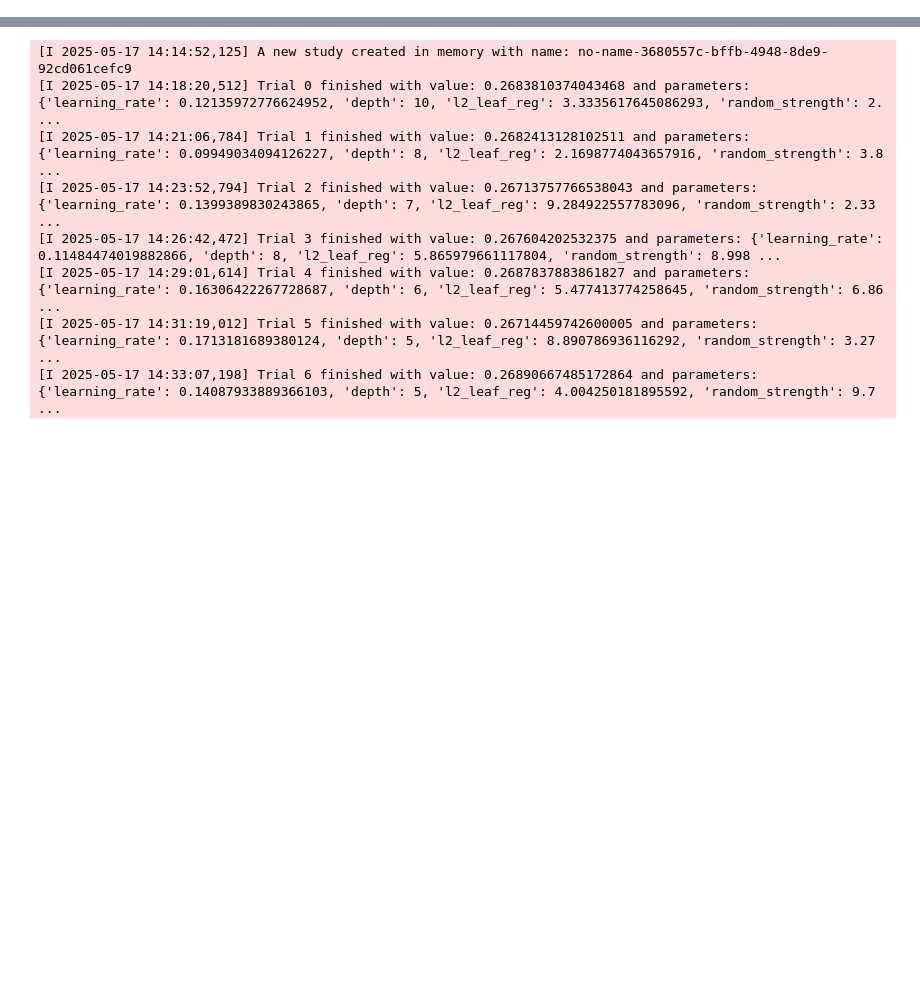
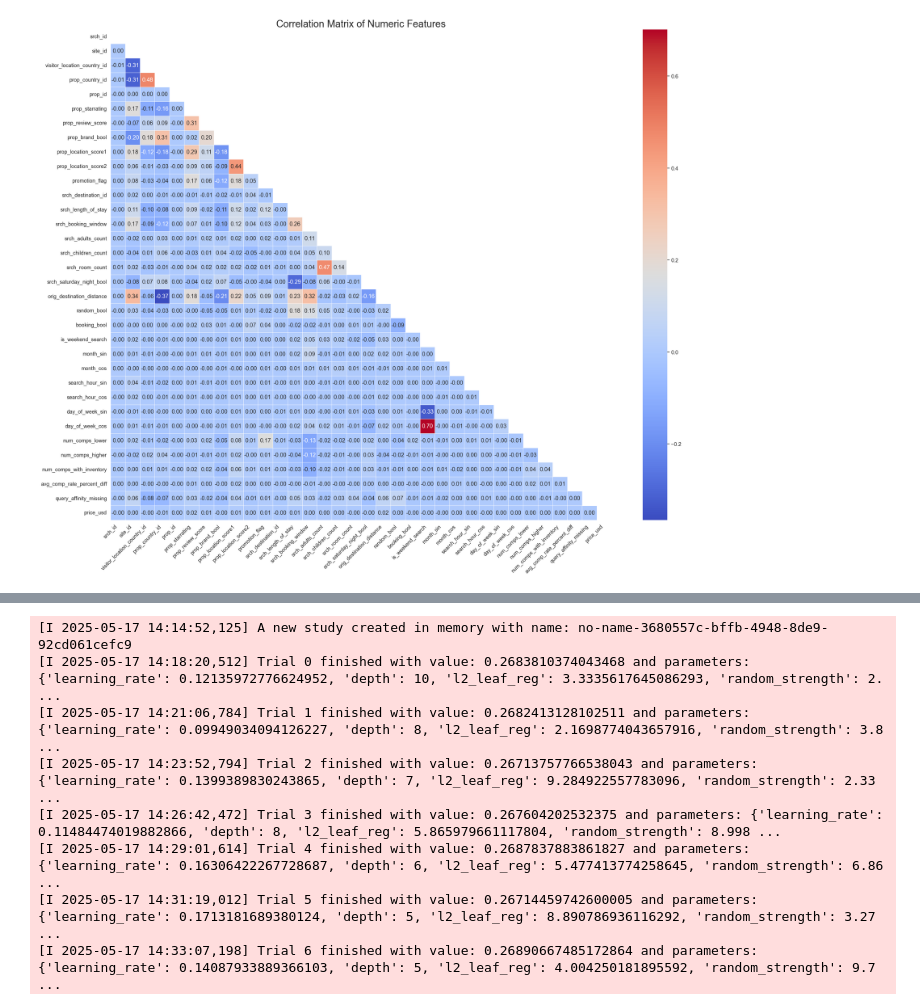
Before and after one commit to NaniHazbolatow/DataMiningTechniques, a Jupyter notebook: Group Assignmnet 2/catboost_ranker.ipynb, the cells around one changed output, grey strips where cells are left out. Cells and saved outputs as stored; diff of their text form; code cells hidden in the pictures; blank space fills up the shorter version.

```diff
--- a/Group Assignmnet 2/catboost_ranker.ipynb
+++ b/Group Assignmnet 2/catboost_ranker.ipynb
@@ -17,3 +21,14 @@ train_data = train_data.drop(['prop_log_historical_price', 'price_usd', 'parsed_
 
 test_data = test_data.drop(['prop_log_historical_price', 'price_usd', 'parsed_date', 'year', 'month', 'day', 'search_hour', 'day_of_week', 'year_month', 'date_time', 'prop_historical_price', 'price_usd_per_night_test', 'price_ratio']). \
     rename({'price_usd_without_promo': 'price_usd'})
+# %%
+# loading in feather objects which dropped the columns listed above
+train_data = pd.read_feather('cleaned_train_data.feather')
+test_data = pd.read_feather('cleaned_test_data.feather')
+
+# remove extra columns
+train_data \
+    .drop(['prop_review_score_filled', 'has_usable_review', 'query_affinity_score_cleaned'], axis=1, inplace=True)
+
+test_data \
+    .drop(['prop_review_score_filled', 'has_usable_review', 'query_affinity_score_cleaned'], axis=1, inplace=True)
@@ -19,0 +38,48 @@ test_data = test_data.drop(['prop_log_historical_price', 'price_usd', 'parsed_da
+# %%
+import matplotlib.pyplot as plt
+import seaborn as sns
+
+# Reusing this code from GA1
+correlation_data = train_data.copy()
+
+# 1. Compute correlation matrix
+cor_mat = correlation_data.select_dtypes(include=['number']).corr()
+
+# 2. Create a mask for the upper triangle
+mask = np.triu(np.ones_like(cor_mat, dtype=bool))
+
+# 3. Set a style & context
+sns.set_style("white")
+sns.set_context("notebook", font_scale=1.2)
+
+# 4. Set up the figure
+fig, ax = plt.subplots(figsize=(25, 20))
+
+# 5. Choose a diverging palette centered at zero
+cmap = sns.diverging_palette(220, 20, as_cmap=True)
+
+# 3. Draw the heatmap with the original cmap
+sns.heatmap(
+    cor_mat,
+    annot=True,
+    mask = mask,
+    cmap='coolwarm',
+    fmt='.2f',
+    linewidths=0.5,
+
+)
+
+# 4. Add a title if you like
+plt.title("Correlation Matrix of Numeric Features", size=25)
+ax.set_xticklabels(ax.get_xticklabels(), rotation=45, ha='right')
+
+# 5. Tighten layout
+plt.tight_layout()
+
+# 6. Save to file (PNG, 300 dpi)
+plt.savefig('correlation_heatmap.png', dpi=300, bbox_inches='tight')
+
+# 7. Display it
+plt.show()
+# %% [output]
+[figure, added]
```
Also changed, not shown: parts of 10 cells of this notebook.
